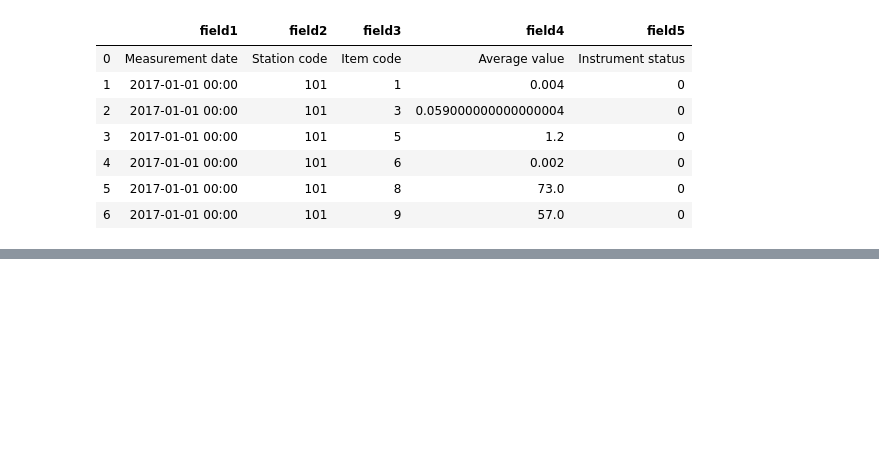
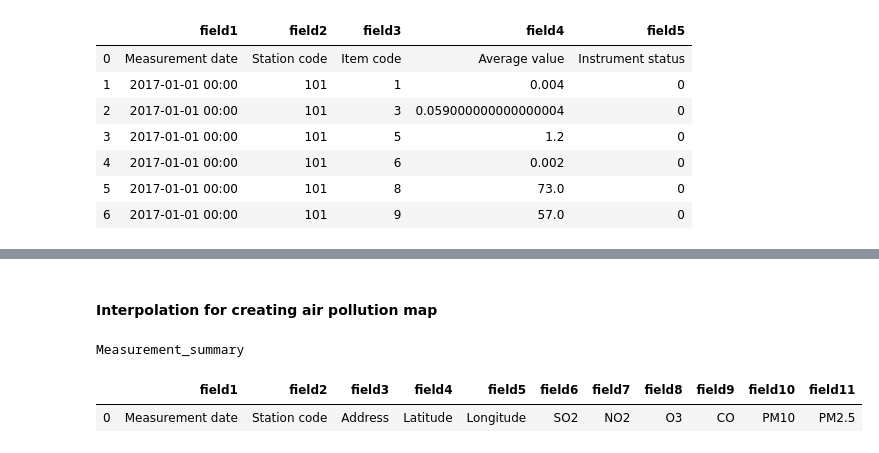
Before and after one commit to homayoun1990/air_quality, a Jupyter notebook: interpolation.ipynb, the cells around one changed output, grey strips where cells are left out. Drawn from its saved outputs; the diff is of its cells as text; code cells hidden in the pictures; blank space fills up the shorter version.

```diff
--- a/interpolation.ipynb
+++ b/interpolation.ipynb
@@ -77,0 +84,2 @@ df.head()
+# %% [markdown]
+#### Interpolation for creating air pollution map
@@ -77,0 +97,13 @@ df.head()
+# %%
+header = '''
+SELECT *
+FROM Measurement_summary
+LIMIT 1
+'''
+header = pd.read_sql_query(header, conn)
+print ("Measurement_summary")
+header
+# %% [output]
+Measurement_summary
+|  | field1 | field2 | field3 | field4 | field5 | field6 | field7 | field8 | field9 | field10 | field11 |
+| 0 | Measurement date | Station code | Address | Latitude | Longitude | SO2 | NO2 | O3 | CO | PM10 | PM2.5 |
```
Also changed, not shown: parts of 21 cells of this notebook, 20 other files.
